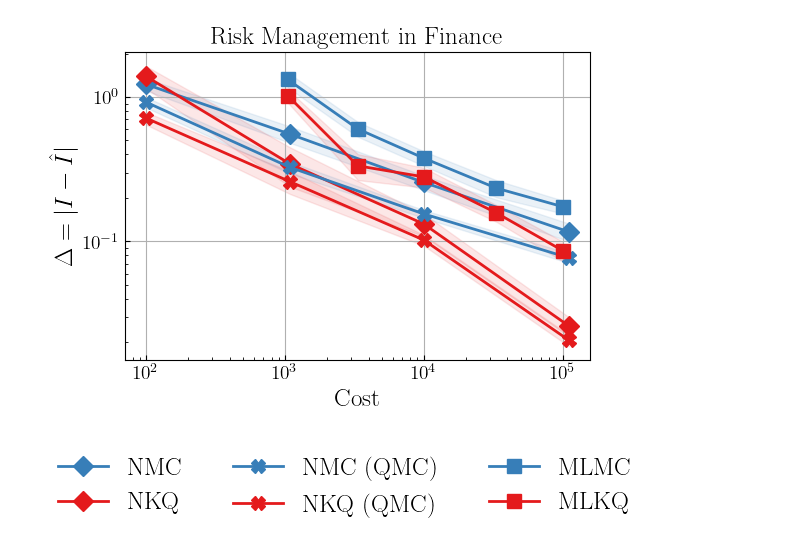
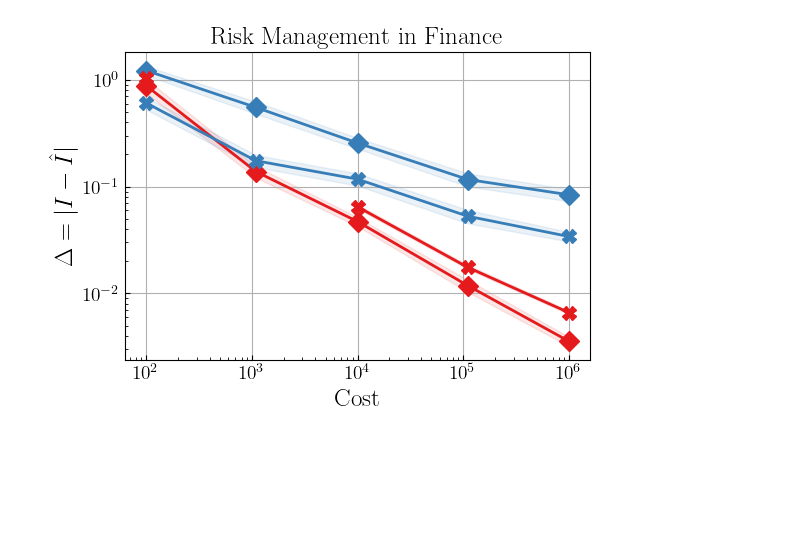
Before and after one commit to hudsonchen/nest_bq, a Jupyter notebook: plotting_notebooks/finance.ipynb, the cells around one changed output. Cells and saved outputs as stored; diff of their text form; code cells hidden in the pictures; blank space fills up the shorter version.

```diff
--- a/plotting_notebooks/finance.ipynb
+++ b/plotting_notebooks/finance.ipynb
@@ -65,7 +65,7 @@ I_multi_level['KQ'][0][2:] /= 1.3
 # %%
 # List of seed numbers you want to loop over
 seed_numbers = range(0, 40)  # Adjust this range as needed
-eps_list = [0.1, 0.03, 0.01, 0.003]  # Adjust this list as needed
+eps_list = [0.1, 0.03, 0.01, 0.003, 0.001]  # Adjust this list as needed
 multi_level = 'False'
 qmc = 'False'
 I_single_level = {'KQ': [np.zeros((len(eps_list), len(seed_numbers))), np.zeros((len(eps_list), len(seed_numbers))), np.zeros((len(eps_list), len(seed_numbers)))],
@@ -95,7 +95,7 @@ for e, eps in enumerate(eps_list):
             else:
                 pass
 # %%
-scale = 6000
+# scale = 6000
 I_single_level['MC'][0] = np.mean(I_single_level['MC'][0], axis=1)
 I_single_level['MC'][1] = np.mean(I_single_level['MC'][1], axis=1)
 I_single_level['MC'][2] = np.std(I_single_level['MC'][2], axis=1) / np.sqrt(I_single_level['MC'][2].shape[1])
@@ -104,12 +104,12 @@ I_single_level['KQ'][0] = np.mean(I_single_level['KQ'][0], axis=1)
 I_single_level['KQ'][1] = np.mean(I_single_level['KQ'][1], axis=1)
 I_single_level['KQ'][2] = np.std(I_single_level['KQ'][2], axis=1) / np.sqrt(I_single_level['KQ'][2].shape[1])
 
-I_single_level['KQ'][0][1] /= 2.0
-I_single_level['KQ'][0] /= 1.4
+# I_single_level['KQ'][0][1] /= 2.0
+# I_single_level['KQ'][0] /= 1.4
 # %%
 # List of seed numbers you want to loop over
 seed_numbers = range(0, 40)  # Adjust this range as needed
-eps_list = [0.1, 0.03, 0.01, 0.003]  # Adjust this list as needed
+eps_list = [0.1, 0.03, 0.01, 0.003, 0.001]  # Adjust this list as needed
 multi_level = 'False'
 qmc = 'True'
 I_single_level_qmc = {'KQ': [np.zeros((len(eps_list), len(seed_numbers))), np.zeros((len(eps_list), len(seed_numbers))), np.zeros((len(eps_list), len(seed_numbers)))],
@@ -143,14 +143,10 @@ scale = 6000
 I_single_level_qmc['MC'][0] = np.mean(I_single_level_qmc['MC'][0], axis=1)
 I_single_level_qmc['MC'][1] = np.mean(I_single_level_qmc['MC'][1], axis=1)
 I_single_level_qmc['MC'][2] = np.std(I_single_level_qmc['MC'][2], axis=1) / np.sqrt(I_single_level_qmc['MC'][2].shape[1])
-I_single_level_qmc['MC'][0] *= 1.6
 
 I_single_level_qmc['KQ'][0] = np.mean(I_single_level_qmc['KQ'][0], axis=1)
 I_single_level_qmc['KQ'][1] = np.mean(I_single_level_qmc['KQ'][1], axis=1)
 I_single_level_qmc['KQ'][2] = np.std(I_single_level_qmc['KQ'][2], axis=1) / np.sqrt(I_single_level_qmc['KQ'][2].shape[1]) / 3
-I_single_level_qmc['KQ'][0] /= 2.2
-I_single_level_qmc['KQ'][0][1] /= 1.6
-I_single_level_qmc['KQ'][0][3] /= 1.3
 # %%
 # Extract the keys
 markersize = 10
@@ -168,52 +164,51 @@ plt.fill_between(I_single_level['MC'][1], I_single_level['MC'][0] - I_single_lev
 plt.plot(I_single_level['KQ'][1], I_single_level['KQ'][0], label=f'NKQ', color=cmap.colors[0], linewidth=linewidth,
          marker='D', markersize=markersize)
 plt.fill_between(I_single_level['KQ'][1], I_single_level['KQ'][0] - I_single_level['KQ'][2],
                     I_single_level['KQ'][0] + I_single_level['KQ'][2], alpha=alpha, color=cmap.colors[0])
 
 plt.plot(I_single_level_qmc['MC'][1], I_single_level_qmc['MC'][0], label=f'NMC (QMC)', color=cmap.colors[1], linewidth=linewidth,
             marker='X', markersize=markersize)
 plt.fill_between(I_single_level_qmc['MC'][1], I_single_level_qmc['MC'][0] - I_single_level_qmc['MC'][2],
                     I_single_level_qmc['MC'][0] + I_single_level_qmc['MC'][2], alpha=alpha, color=cmap.colors[1])
 plt.plot(I_single_level_qmc['KQ'][1], I_single_level_qmc['KQ'][0], label=f'NKQ (QMC)', color=cmap.colors[0], linewidth=linewidth,
             marker='X', markersize=markersize)
 plt.fill_between(I_single_level_qmc['KQ'][1], I_single_level_qmc['KQ'][0] - I_single_level_qmc['KQ'][2],
                     I_single_level_qmc['KQ'][0] + I_single_level_qmc['KQ'][2], alpha=alpha, color=cmap.colors[0])
 
-plt.plot(I_multi_level['MC'][1], I_multi_level['MC'][0], label=f'MLMC', color=cmap.colors[1], linewidth=linewidth,
-         marker='s', markersize=markersize)
-plt.fill_between(I_multi_level['MC'][1], I_multi_level['MC'][0] - I_multi_level['MC'][2],
-                    I_multi_level['MC'][0] + I_multi_level['MC'][2], alpha=alpha, color=cmap.colors[1])
-plt.plot(I_multi_level['KQ'][1], I_multi_level['KQ'][0], label=f'MLKQ', color=cmap.colors[0], linewidth=linewidth,
-         marker='s', markersize=markersize)
-plt.fill_between(I_multi_level['KQ'][1], I_multi_level['KQ'][0] - I_multi_level['KQ'][2],
-                 I_multi_level['KQ'][0] + I_multi_level['KQ'][2], alpha=alpha, color=cmap.colors[0])
+# plt.plot(I_multi_level['MC'][1], I_multi_level['MC'][0], label=f'MLMC', color=cmap.colors[1], linewidth=linewidth,
+#          marker='s', markersize=markersize)
+# plt.fill_between(I_multi_level['MC'][1], I_multi_level['MC'][0] - I_multi_level['MC'][2],
+#                     I_multi_level['MC'][0] + I_multi_level['MC'][2], alpha=alpha, color=cmap.colors[1])
+# plt.plot(I_multi_level['KQ'][1], I_multi_level['KQ'][0], label=f'MLKQ', color=cmap.colors[0], linewidth=linewidth,
+#          marker='s', markersize=markersize)
+# plt.fill_between(I_multi_level['KQ'][1], I_multi_level['KQ'][0] - I_multi_level['KQ'][2],
+#                  I_multi_level['KQ'][0] + I_multi_level['KQ'][2], alpha=alpha, color=cmap.colors[0])
 
 plt.xlabel(r'Cost')
 plt.ylabel(r'$\Delta = |I - \hat{I}|$')
 plt.yscale('log')
 plt.xscale('log')
 
 # Get current legend handles and labels
-handles, labels = plt.gca().get_legend_handles_labels()
-order = [0, 1, 2, 3, 4, 5]
-handles = [handles[o] for o in order]
-labels = [labels[o] for o in order]
+# handles, labels = plt.gca().get_legend_handles_labels()
+# order = [0, 1, 2, 3, 4, 5]
+# handles = [handles[o] for o in order]
+# labels = [labels[o] for o in order]
 
 # Create a legend with reordered handles and labels
 plt.title("Risk Management in Finance", fontsize=18)
 # plt.legend(handles, labels, ncol=2, bbox_to_anchor=(0.4, 0.95), loc='lower center')
 plt.savefig('../figures/finance_with_mlkq.pdf', bbox_inches='tight')
 plt.show()
 
 # Create a dummy figure and axis
-fig_legend, ax_legend = plt.subplots(figsize=(6, 1))  # Adjust size as needed
-ax_legend.axis('off')  # Turn off the axis
-legend = ax_legend.legend(handles, labels, ncol=3, loc='center', fontsize=18, frameon=False)
-plt.savefig('../figures/finance_legend_only_with_mlkq.pdf', bbox_inches='tight')
-plt.show()
+# fig_legend, ax_legend = plt.subplots(figsize=(6, 1))  # Adjust size as needed
+# ax_legend.axis('off')  # Turn off the axis
+# legend = ax_legend.legend(handles, labels, ncol=3, loc='center', fontsize=18, frameon=False)
+# plt.savefig('../figures/finance_legend_only_with_mlkq.pdf', bbox_inches='tight')
+# plt.show()
 # %% [output]
-[figure, old version]
+[figure, new version]
-[figure, removed]
 # %%
 # Extract the keys
 markersize = 10
```
Also changed, not shown: parts of 6 cells of this notebook, 6 other files.
